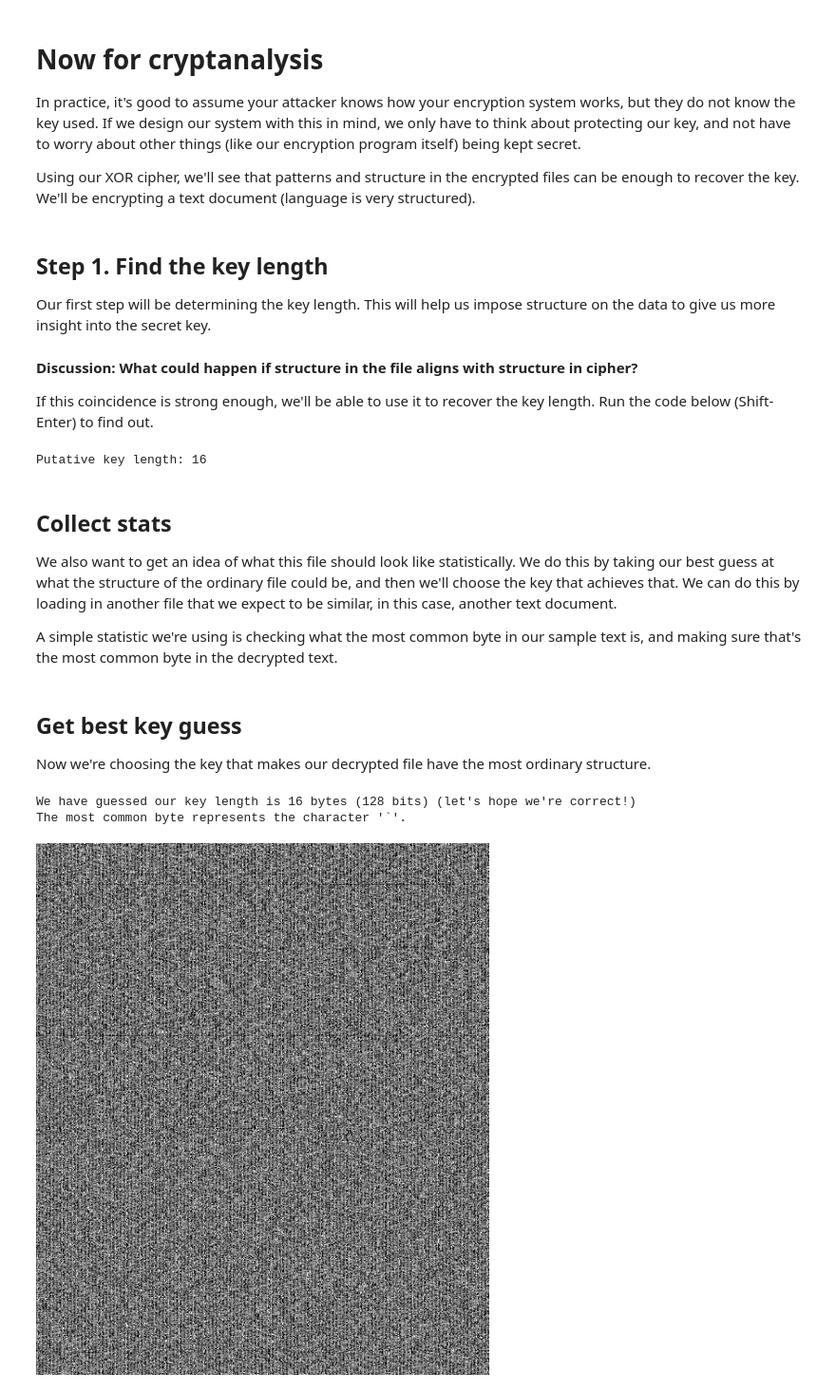
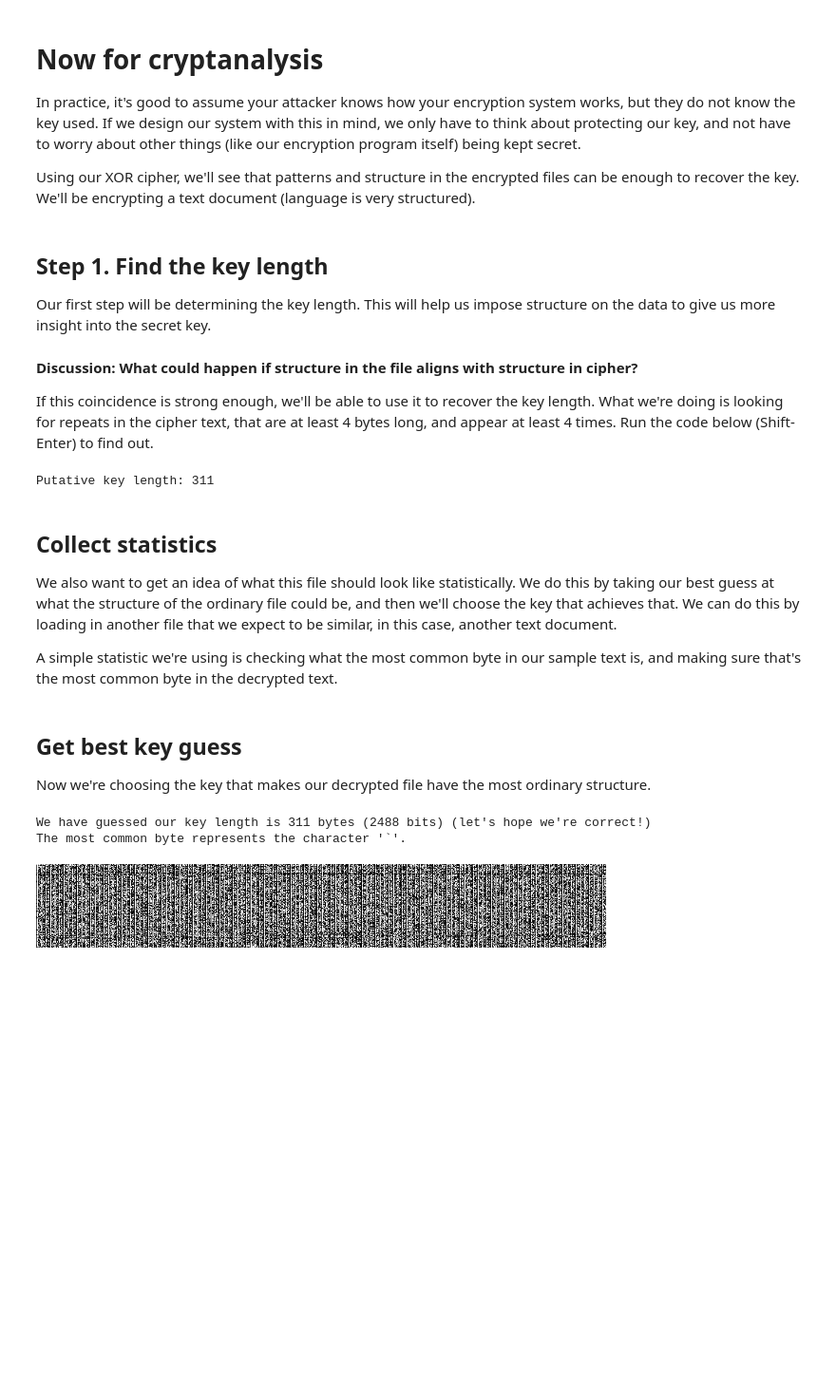
Before and after one commit to DavTann/XOR, a Jupyter notebook: XOR Cipher.ipynb, the cells around one changed output. Shown at 95% size. Drawn from its saved outputs; the diff is of its cells as text; code cells hidden in the pictures; blank space fills up the shorter version.

```diff
--- a/XOR Cipher.ipynb
+++ b/XOR Cipher.ipynb
@@ -184,4 +184,7 @@ Let's see how the file looks after we encrypt it.
 # %%
+b_secret = load_file_as_bytes("Sample Files/secret.txt")
+enc_secret = encrypt(b_secret,my_key)
+
 b_test = load_file_as_bytes("Sample Files/alice.txt")
 draw_image_from_byte_array(b_test)
 img1 = display.Image("imgout.png",width=512,height=512)
@@ -281,9 +284,9 @@ Our first step will be determining the key length. This will help us impose stru
 
 #### Discussion: What could happen if structure in the file aligns with structure in cipher?
 
-If this coincidence is strong enough, we'll be able to use it to recover the key length. Run the code below (Shift-Enter) to find out.
+If this coincidence is strong enough, we'll be able to use it to recover the key length. What we're doing is looking for repeats in the cipher text, that are at least 4 bytes long, and appear at least 4 times. Run the code below (Shift-Enter) to find out.
 # %%
-def find_repeated_segments(b,length=4,min_repeats=3):
+def find_repeated_segments(b,length=4,min_repeats=4):
     found = {}
     for i in range(len(b) - length + 1):
         segment = b[i:i+length]
@@ -314,9 +317,7 @@ def gcd_of_differences(d):
         g = gcd(g,d[i])
     return g
 
-#Take the first byte sequence that appears at least 'MR' times
-MR = 5
-rs = find_repeated_segments(bytes(img_encrypted),min_repeats=MR)
+rs = find_repeated_segments(bytes(enc_secret))
 rsk = list(rs.keys())[0]
 
 #Calculate how far apart they occur
@@ -326,9 +327,9 @@ d = differences_in_array(rs[rsk])
 putative_key_length = gcd_of_differences(d)
 print("Putative key length:",putative_key_length)
 # %% [output]
-Putative key length: 16
+Putative key length: 311
 # %% [markdown]
-## Collect stats
+## Collect statistics
 
 We also want to get an idea of what this file should look like statistically. We do this by taking our best guess at what the structure of the ordinary file could be, and then we'll choose the key that achieves that. We can do this by loading in another file that we expect to be similar, in this case, another text document.
 
@@ -380,13 +381,15 @@ for c in cuts:
     majority_of_cuts.append(majority(cuts[c]) ^ plain_majority)
 
 print("The most common byte represents the character '%s'."%chr(plain_majority))
+
+suspect_key = bytes(majority_of_cuts)
 # %% [output]
-We have guessed our key length is 16 bytes (128 bits) (let's hope we're correct!)
+We have guessed our key length is 311 bytes (2488 bits) (let's hope we're correct!)
 The most common byte represents the character '`'.
 # %%
 #We try decrypting using it
-new_decrypt = decrypt(img_encrypted, bytes(majority_of_cuts))
-draw_image_from_byte_array(new_decrypt,"decrypted.png",width=1024)
+dec_secret = decrypt(enc_secret, suspect_key)
+draw_image_from_byte_array(dec_secret,"decrypted.png",width=1024)
 display.Image("decrypted.png",width=600,height=600)
 # %% [output]
-[figure, old version]
+[figure, new version]
```
Also changed, not shown: parts of 21 cells of this notebook, 1 other file.
